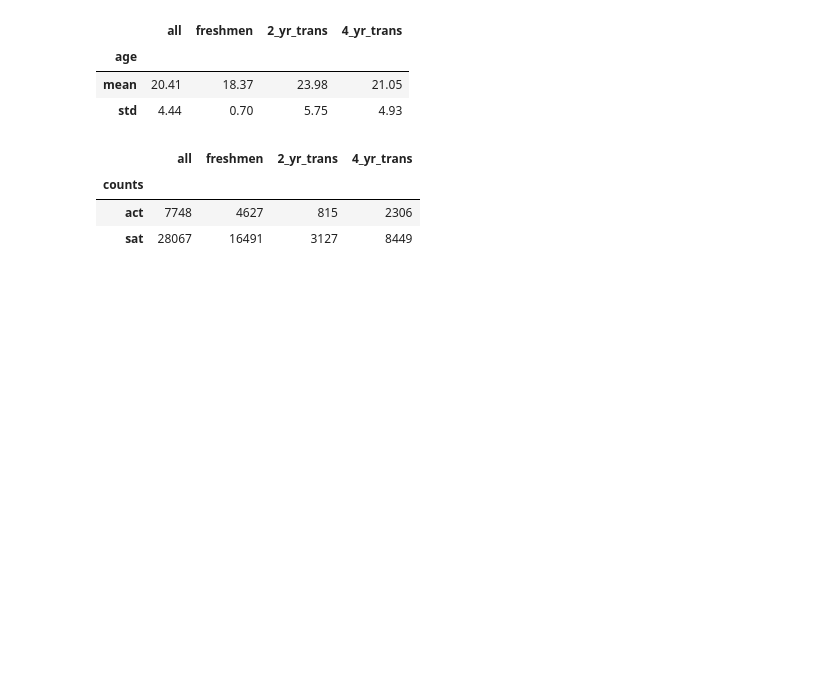
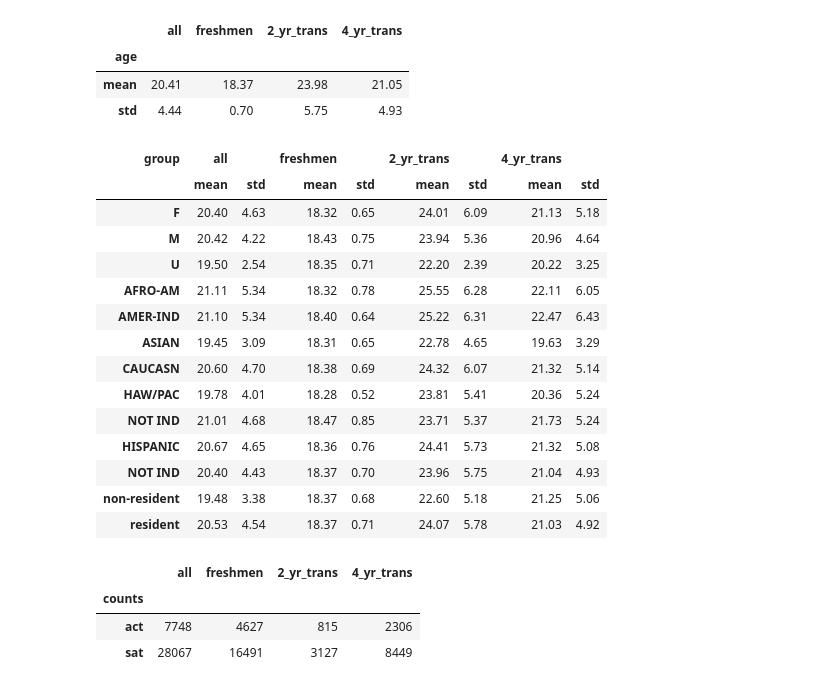
Before and after one commit to lovenoor/plos_one_student_transfers, a Jupyter notebook: TransferStudentAnalysis.ipynb, the cells around one changed output. Cells and saved outputs as stored; diff of their text form; code cells hidden in the pictures; blank space fills up the shorter version.

```diff
--- a/TransferStudentAnalysis.ipynb
+++ b/TransferStudentAnalysis.ipynb
@@ -43,3 +54,13 @@ height has been deprecated.
+# %%
+def getMeanStd(dfIn, label, feature):
+    currentDF = dfIn.groupby([label, 'group'])[feature].agg([np.mean, np.std])
+    currentDF = currentDF.unstack().swaplevel(i = -2, j = -1, axis = 1)
+    hold = dfIn.groupby([label])[feature].agg([np.mean, np.std])
+    hold['group'] = 'all'
+    hold = hold.set_index('group', append = True).unstack()
+    hold.columns = hold.columns.swaplevel(0, 1)
+    currentDF = hold.join(currentDF)
+    return currentDF
 # %% [markdown]
 ### Import data
 # %%
@@ -208,5 +210,29 @@ agesAll.round(2)
 | age |  |  |  |  |
 | mean | 20.41 | 18.37 | 23.98 | 21.05 |
 | std | 4.44 | 0.70 | 5.75 | 4.93 |
+# %%
+agesGender = getMeanStd(dataPre2007, 'gender', 'age_at_start')
+agesEthnic = getMeanStd(dataPre2007, 'ethnic', 'age_at_start')
+agesHispanic = getMeanStd(dataPre2007, 'hispanic', 'age_at_start')
+agesResident = getMeanStd(dataPre2007, 'resident_status', 'age_at_start')
+# %%
+agesDemos = agesGender.append(agesEthnic.append(agesHispanic.append(agesResident)))[colOrder2]
+agesDemos.round(2)
+# %% [output]
+| group | all |  | freshmen |  | 2_yr_trans |  | 4_yr_trans |  |
+|  | mean | std | mean | std | mean | std | mean | std |
+| F | 20.40 | 4.63 | 18.32 | 0.65 | 24.01 | 6.09 | 21.13 | 5.18 |
+| M | 20.42 | 4.22 | 18.43 | 0.75 | 23.94 | 5.36 | 20.96 | 4.64 |
+| U | 19.50 | 2.54 | 18.35 | 0.71 | 22.20 | 2.39 | 20.22 | 3.25 |
+| AFRO-AM | 21.11 | 5.34 | 18.32 | 0.78 | 25.55 | 6.28 | 22.11 | 6.05 |
+| AMER-IND | 21.10 | 5.34 | 18.40 | 0.64 | 25.22 | 6.31 | 22.47 | 6.43 |
+| ASIAN | 19.45 | 3.09 | 18.31 | 0.65 | 22.78 | 4.65 | 19.63 | 3.29 |
+| CAUCASN | 20.60 | 4.70 | 18.38 | 0.69 | 24.32 | 6.07 | 21.32 | 5.14 |
+| HAW/PAC | 19.78 | 4.01 | 18.28 | 0.52 | 23.81 | 5.41 | 20.36 | 5.24 |
+| NOT IND | 21.01 | 4.68 | 18.47 | 0.85 | 23.71 | 5.37 | 21.73 | 5.24 |
+| HISPANIC | 20.67 | 4.65 | 18.36 | 0.76 | 24.41 | 5.73 | 21.32 | 5.08 |
+| NOT IND | 20.40 | 4.43 | 18.37 | 0.70 | 23.96 | 5.75 | 21.04 | 4.93 |
+| non-resident | 19.48 | 3.38 | 18.37 | 0.68 | 22.60 | 5.18 | 21.25 | 5.06 |
+| resident | 20.53 | 4.54 | 18.37 | 0.71 | 24.07 | 5.78 | 21.03 | 4.92 |
 # %%
 #look at numbers of students who reported standardized test scores. 0 scores represent missing data
```
Also changed, not shown: parts of 22 cells of this notebook.
